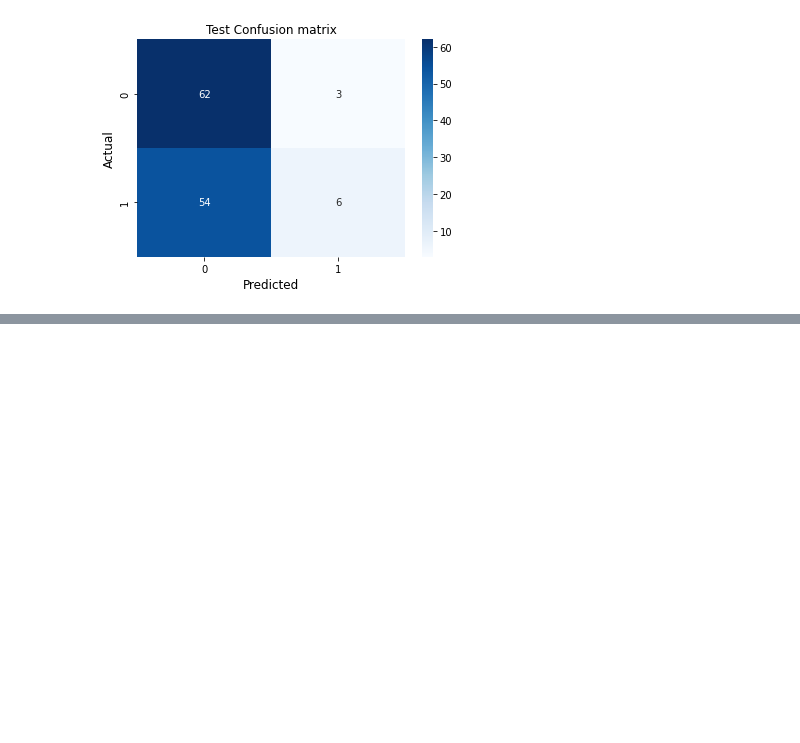
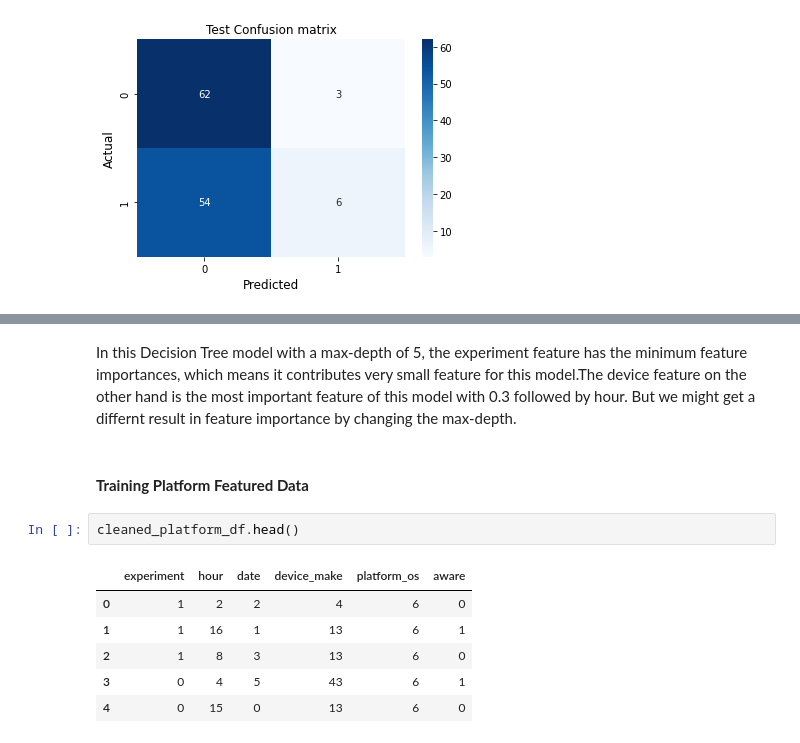
Before and after one commit to bkget/SmartAd-Performance-Aanalysis, a Jupyter notebook: notebooks/ml_ab_testing_2.ipynb, the cells around one changed output, grey strips where cells are left out. Saved outputs shown, nothing was run; the diff lists cells and outputs as text; blank space fills up the shorter version.

Commit message:
Train test split platform featured data

```diff
--- a/notebooks/ml_ab_testing_2.ipynb
+++ b/notebooks/ml_ab_testing_2.ipynb
@@ -306,0 +318,13 @@ Loss on test data is: 0.675
+# %% [markdown]
+In this Decision Tree model with a max-depth of 5, the experiment feature has the minimum feature importances, which means it contributes very small feature for this model.The device feature on the other hand is the most important feature of this model with 0.3 followed by hour. But we might get a differnt result in feature importance by changing the max-depth.
+# %% [markdown]
+#### **Training Platform Featured Data**
+# %%
+cleaned_platform_df.head()
+# %% [output]
+|  | experiment | hour | date | device_make | platform_os | aware |
+| 0 | 1 | 2 | 2 | 4 | 6 | 0 |
+| 1 | 1 | 16 | 1 | 13 | 6 | 1 |
+| 2 | 1 | 8 | 3 | 13 | 6 | 0 |
+| 3 | 0 | 4 | 5 | 43 | 6 | 1 |
+| 4 | 0 | 15 | 0 | 13 | 6 | 0 |
```
Also changed, not shown: parts of 3 cells of this notebook.
